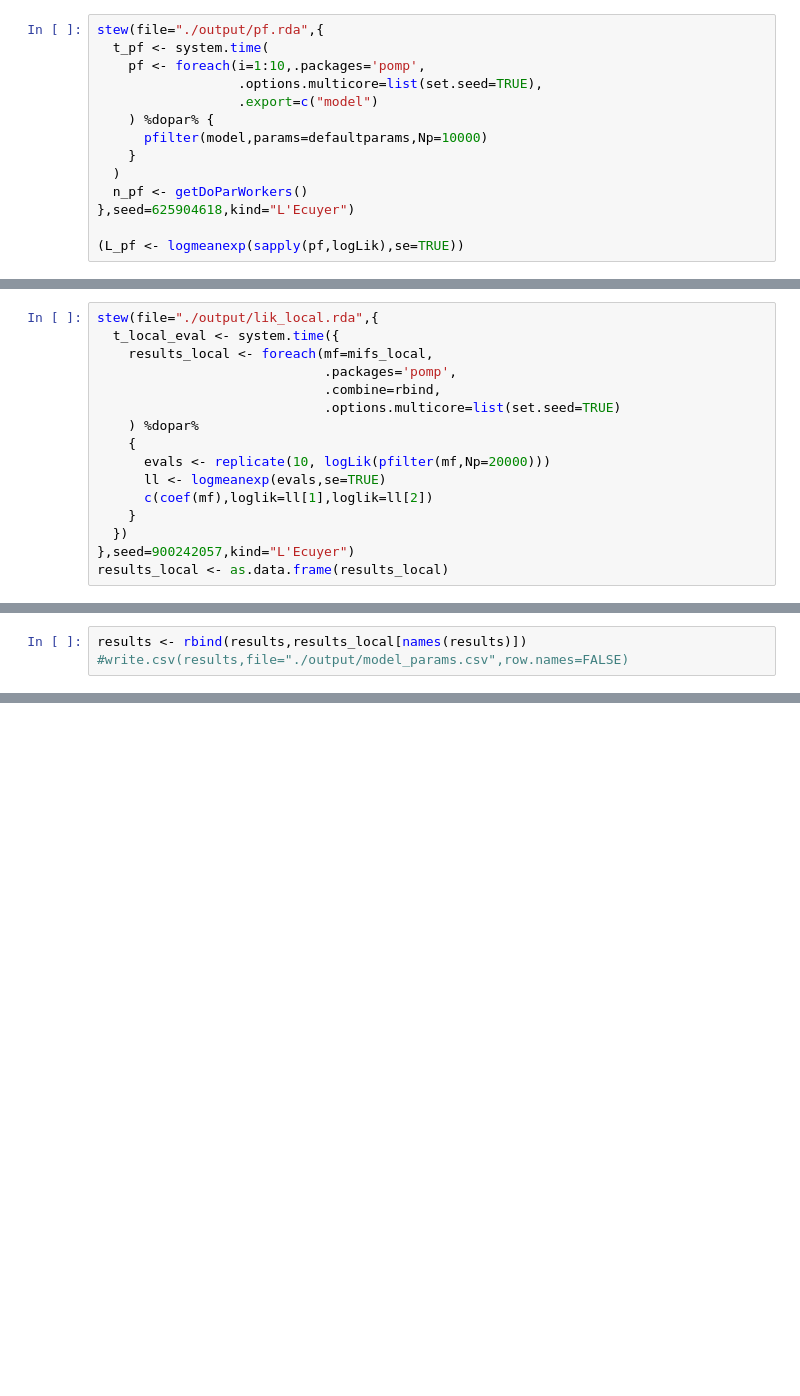
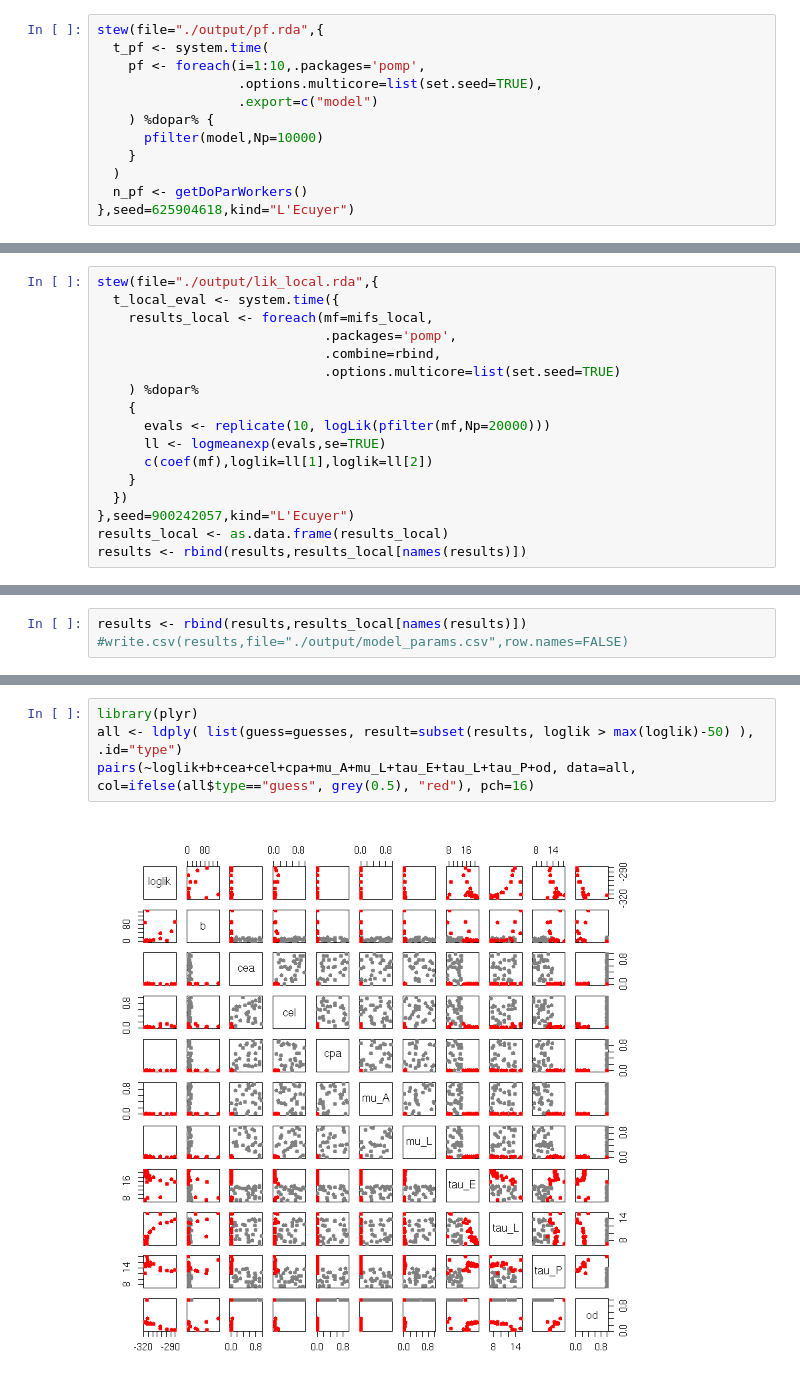
Before and after one commit to ashtonbaker/pomp-practice, a Jupyter notebook: debug/9/Lab Notebook.ipynb, the cells around one changed output, grey strips where cells are left out. Saved outputs shown, nothing was run; the diff lists cells and outputs as text; blank space fills up the shorter version.

```diff
--- a/debug/9/Lab Notebook.ipynb
+++ b/debug/9/Lab Notebook.ipynb
@@ -462,10 +460,8 @@ stew(file="./output/pf.rda",{
                   .options.multicore=list(set.seed=TRUE),
                   .export=c("model")
     ) %dopar% {
-      pfilter(model,params=defaultparams,Np=10000)
+      pfilter(model,Np=10000)
     }
   )
   n_pf <- getDoParWorkers()
 },seed=625904618,kind="L'Ecuyer")
-
-(L_pf <- logmeanexp(sapply(pf,logLik),se=TRUE))
@@ -524,4 +517,5 @@ stew(file="./output/lik_local.rda",{
   })
 },seed=900242057,kind="L'Ecuyer")
 results_local <- as.data.frame(results_local)
+results <- rbind(results,results_local[names(results)])
 # %%
@@ -606,0 +576,6 @@ results
+# %%
+library(plyr)
+all <- ldply( list(guess=guesses, result=subset(results, loglik > max(loglik)-50) ), .id="type")
+pairs(~loglik+b+cea+cel+cpa+mu_A+mu_L+tau_E+tau_L+tau_P+od, data=all, col=ifelse(all$type=="guess", grey(0.5), "red"), pch=16)
+# %% [output]
+[figure, added]
```
Also changed, not shown: parts of 23 cells of this notebook, 8 other files.
